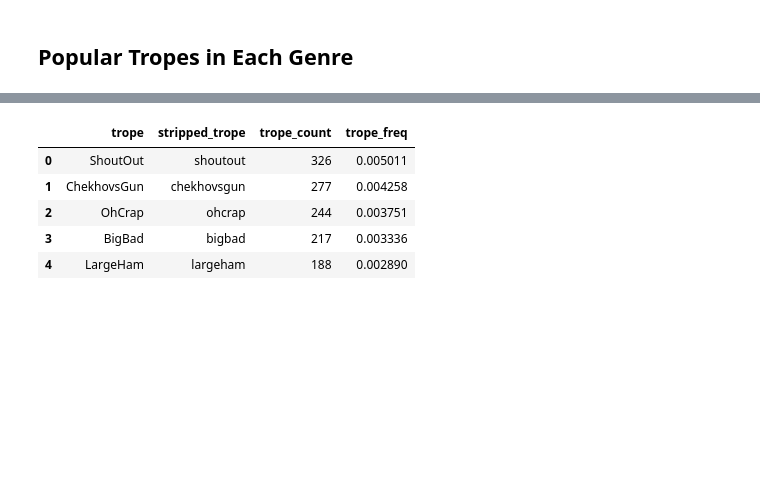
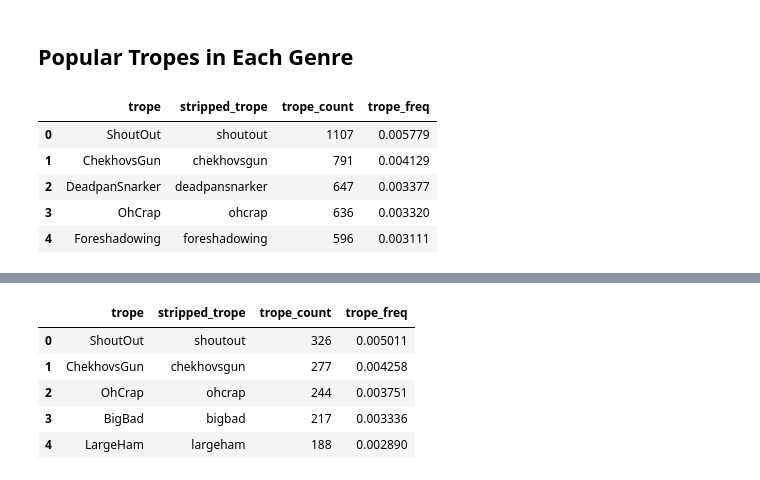
Before and after one commit to PeiZhangOSU/TV_Tropes_Exploratory, a Jupyter notebook: TVtropes.ipynb, the cells around one changed output, grey strips where cells are left out. Drawn from its saved outputs; the diff is of its cells as text; code cells hidden in the pictures; blank space fills up the shorter version.

```diff
--- a/TVtropes.ipynb
+++ b/TVtropes.ipynb
@@ -387,3 +387,13 @@ def get_trope_freq_by_genre(genre_exp):
                      FROM temp_counted;
                  '''
     return run_query(genre_query, params=(genre_exp,))
+# %%
+all_genres_df = get_trope_freq_by_genre('%')
+all_genres_df.head()
+# %% [output]
+|  | trope | stripped_trope | trope_count | trope_freq |
+| 0 | ShoutOut | shoutout | 1107 | 0.005779 |
+| 1 | ChekhovsGun | chekhovsgun | 791 | 0.004129 |
+| 2 | DeadpanSnarker | deadpansnarker | 647 | 0.003377 |
+| 3 | OhCrap | ohcrap | 636 | 0.003320 |
+| 4 | Foreshadowing | foreshadowing | 596 | 0.003111 |
```
Also changed, not shown: parts of 4 cells of this notebook.
